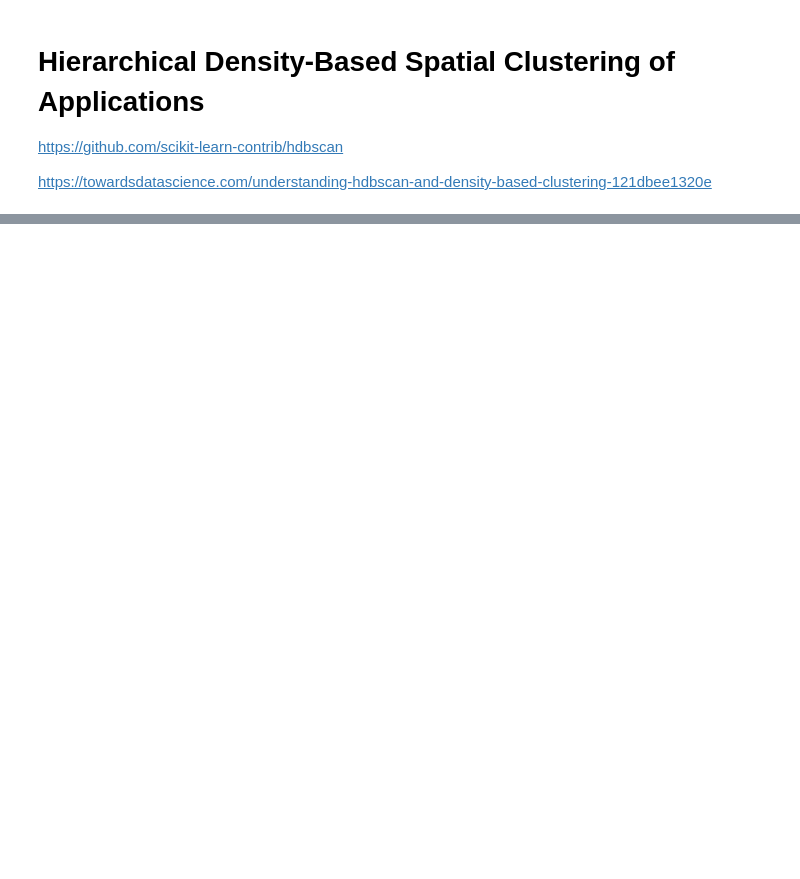
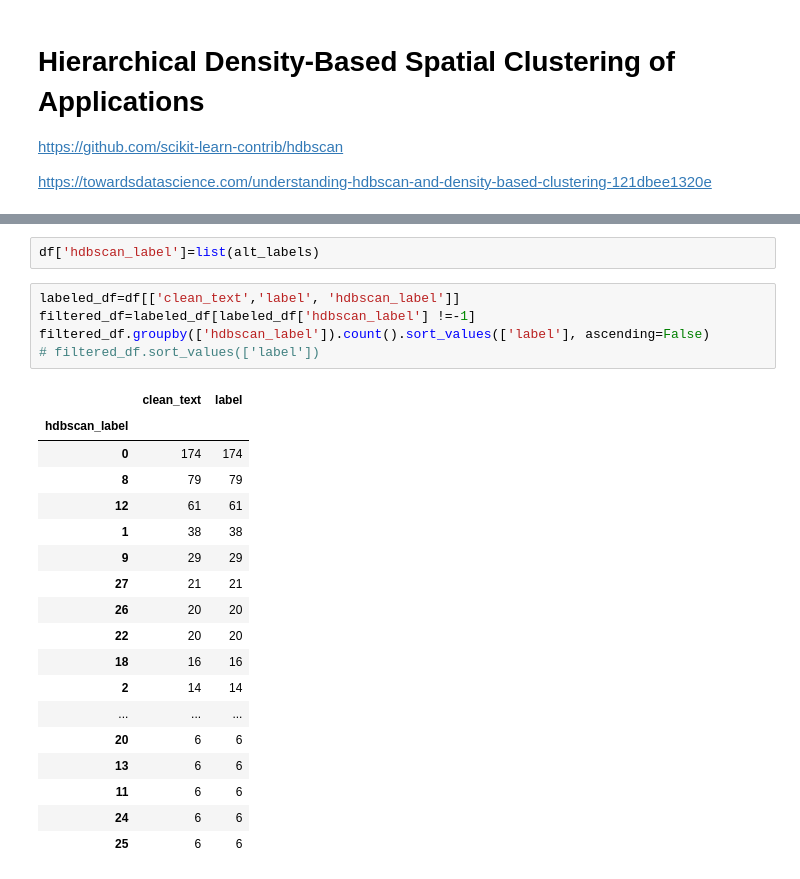
Before and after one commit to AkankshaSh/clustering_experiments, a Jupyter notebook: akanksha/hdbscan.ipynb, the cells around one changed output, grey strips where cells are left out. Saved outputs shown, nothing was run; the diff lists cells and outputs as text; blank space fills up the shorter version.

```diff
--- a/akanksha/hdbscan.ipynb
+++ b/akanksha/hdbscan.ipynb
@@ -121,0 +132,26 @@ RecursionError: maximum recursion depth exceeded in comparison
+# %%
+df['hdbscan_label']=list(alt_labels)
+# %%
+labeled_df=df[['clean_text','label', 'hdbscan_label']]
+filtered_df=labeled_df[labeled_df['hdbscan_label'] !=-1]
+filtered_df.groupby(['hdbscan_label']).count().sort_values(['label'], ascending=False)
+# filtered_df.sort_values(['label'])
+# %% [output]
+|  | clean_text | label |
+| hdbscan_label |  |  |
+| 0 | 174 | 174 |
+| 8 | 79 | 79 |
+| 12 | 61 | 61 |
+| 1 | 38 | 38 |
+| 9 | 29 | 29 |
+| 27 | 21 | 21 |
+| 26 | 20 | 20 |
+| 22 | 20 | 20 |
+| 18 | 16 | 16 |
+| 2 | 14 | 14 |
+| ... | ... | ... |
+| 20 | 6 | 6 |
+| 13 | 6 | 6 |
+| 11 | 6 | 6 |
+| 24 | 6 | 6 |
+| 25 | 6 | 6 |
```
Also changed, not shown: parts of 14 cells of this notebook, 2 other files.
